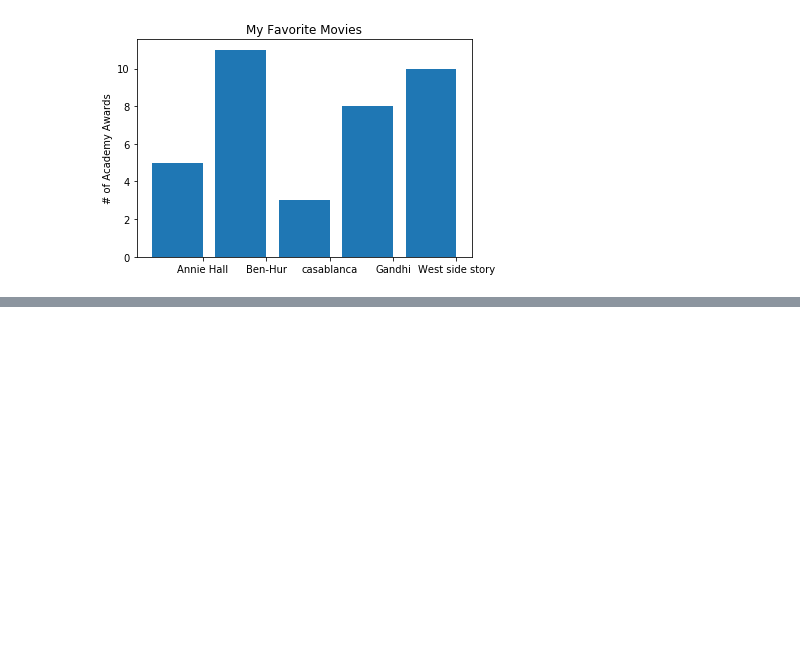
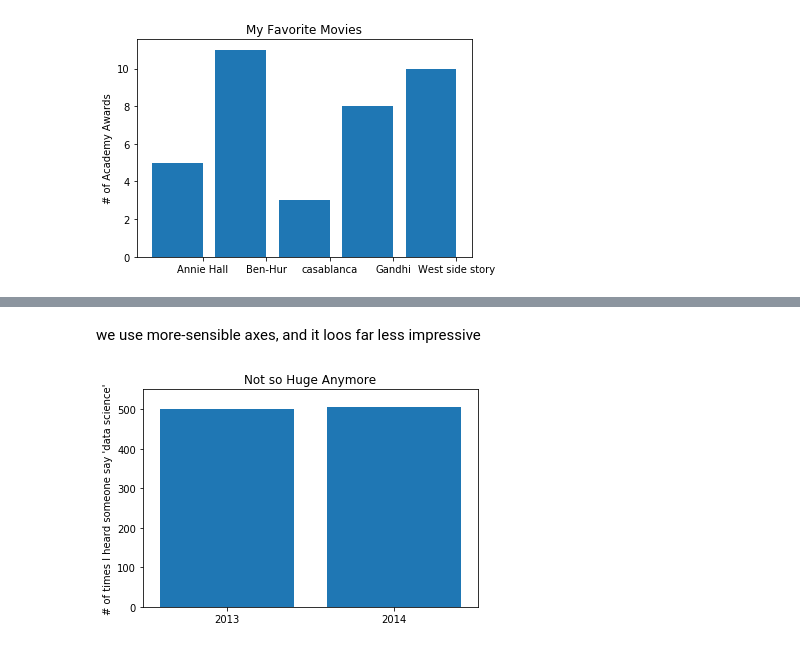
Before and after one commit to maaznadeem246/Data-Science-from-Scratch-by-Joel-Grus, a Jupyter notebook: Chapeter 3 Visualizing Data.ipynb, the cells around one changed output, grey strips where cells are left out. Drawn from its saved outputs; the diff is of its cells as text; code cells hidden in the pictures; blank space fills up the shorter version.

```diff
--- a/Chapeter 3 Visualizing Data.ipynb
+++ b/Chapeter 3 Visualizing Data.ipynb
@@ -45,0 +88,21 @@ plt.show()
+# %% [markdown]
+we use more-sensible axes, and it loos far less impressive
+# %%
+
+mentions = [500, 505]
+years = [2013, 2014]
+
+plt.bar([2013,2014], mentions, 0.8)
+plt.xticks(years)
+plt.ylabel("# of times I heard someone say 'data science'")
+
+#if you do this, matplotlib will label the x-axis 0, 1
+# add then add a +2.013e3 off in the corner (bad matplotlib)
+plt.ticklabel_format(useoffset=False)
+
+#misleading y-axis only shows the part above 500
+plt.axis([2012.5,2014.5,0,550])
+plt.title("Not so Huge Anymore")
+plt.show()
+# %% [output]
+[figure, added]
```
Also changed, not shown: parts of 6 cells of this notebook.
